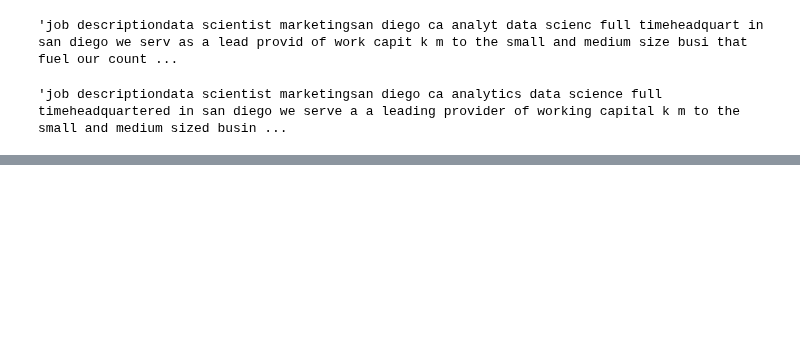
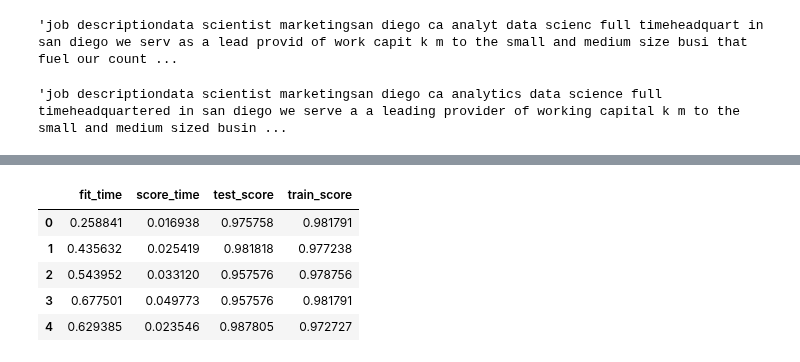
Before and after one commit to 333Kenji/indeedjobscraper, a Jupyter notebook: docs/3_NLP_and_ML_Pipeline.ipynb, the cells around one changed output, grey strips where cells are left out. Cells and saved outputs as stored; diff of their text form; code cells hidden in the pictures; blank space fills up the shorter version.

```diff
--- a/docs/3_NLP_and_ML_Pipeline.ipynb
+++ b/docs/3_NLP_and_ML_Pipeline.ipynb
@@ -283,11 +285,0 @@ pipe.fit(x_train,y_train)
-# %%
-q1_x_train, q1_y_train, q1_x_train, q1_y_train,
-train, test = train_test_split(X,y, random_state=42, test_size=0.30, shuffle=True)
-
-from sklearn.feature_extraction.text import TfidfVectorizer
-
-vectorizer = TfidfVectorizer(strip_accents='unicode', analyzer='word', ngram_range=(1,3), norm='l2')
-vectorizer.fit(train_text)
-vectorizer.fit(test_text)x_train = vectorizer.transform(train_text)
-y_train = train.drop(labels = ['id','comment_text'], axis=1)x_test = vectorizer.transform(test_text)
-y_test = test.drop(labels = ['id','comment_text'], axis=1)
@@ -310,5 +285,0 @@ LogReg_pipeline = Pipeline([
-# %%
-X = data[bin_cols+nom_cols+num_cols]
-y = data[target]
-
-x_train, x_test, y_train, y_test = train_test_split(X, y , test_size=.2, random_state=42)
@@ -401,11 +285,0 @@ final_df
-# %%
-
-
-
-from sklearn.model_selection import train_test_split
-y = final_df.salary_main[final_df.salary_main.notna()]
-x = final_df.drop('salary_main',axis=1)
-x_train, x_test, y_train, y_test = train_test_split(x,y, random_state=42, test_size=0.30, shuffle=True)
-
-print(x_train.shape)
-print(x_test.shape)
@@ -421,3 +285,0 @@ y_train
-# %%
-clf = LogisticRegression(penalty='l2', class_weight='balanced')
-clf.fit(x_train, y_train)
@@ -428,0 +316,10 @@ predictions
+# %%
+scores_processed = cross_validate(pipe, x_train, y_train, return_train_score=True)
+pd.DataFrame(scores_processed)
+# %% [output]
+|  | fit_time | score_time | test_score | train_score |
+| 0 | 0.258841 | 0.016938 | 0.975758 | 0.981791 |
+| 1 | 0.435632 | 0.025419 | 0.981818 | 0.977238 |
+| 2 | 0.543952 | 0.033120 | 0.957576 | 0.978756 |
+| 3 | 0.677501 | 0.049773 | 0.957576 | 0.981791 |
+| 4 | 0.629385 | 0.023546 | 0.987805 | 0.972727 |
```
Also changed, not shown: parts of 70 cells of this notebook.
